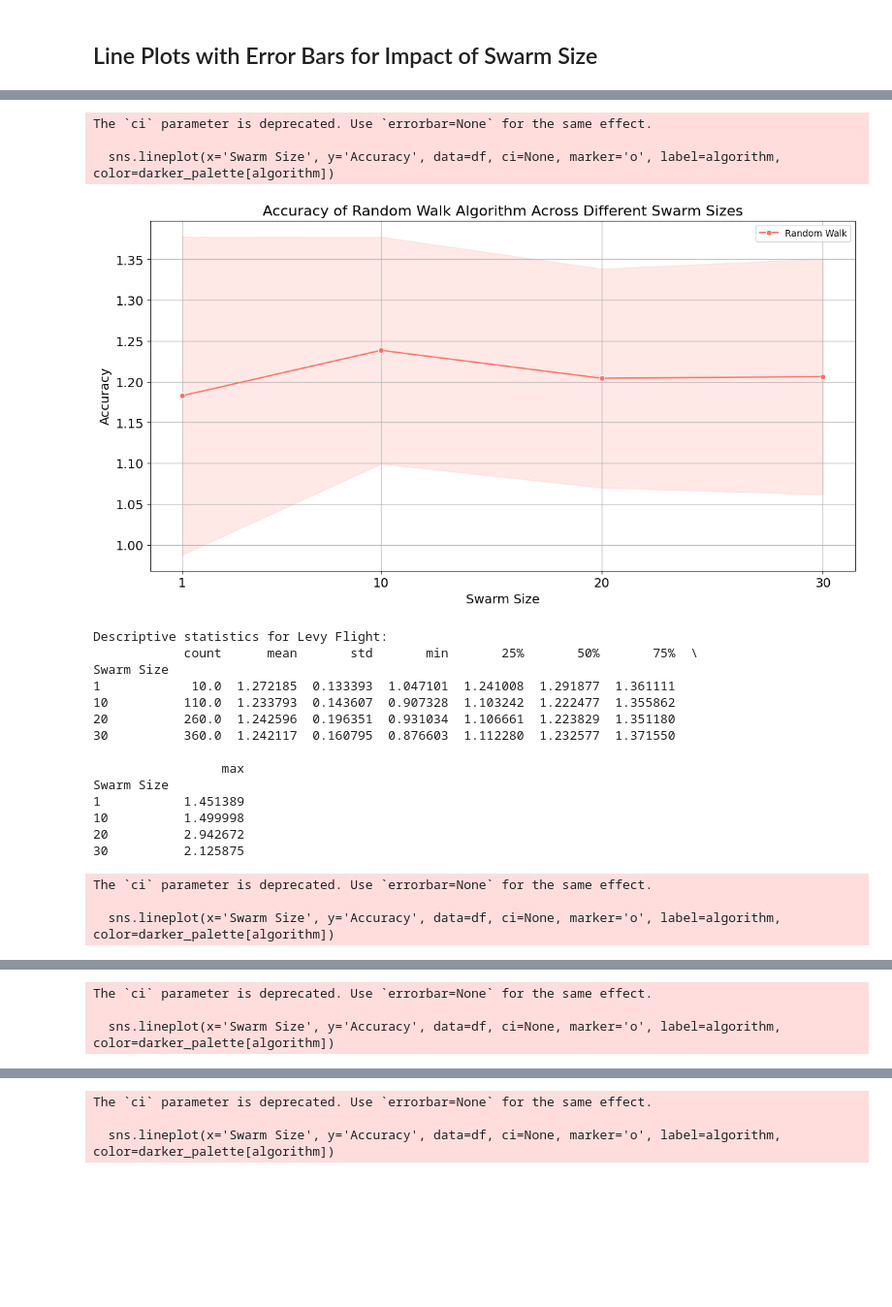
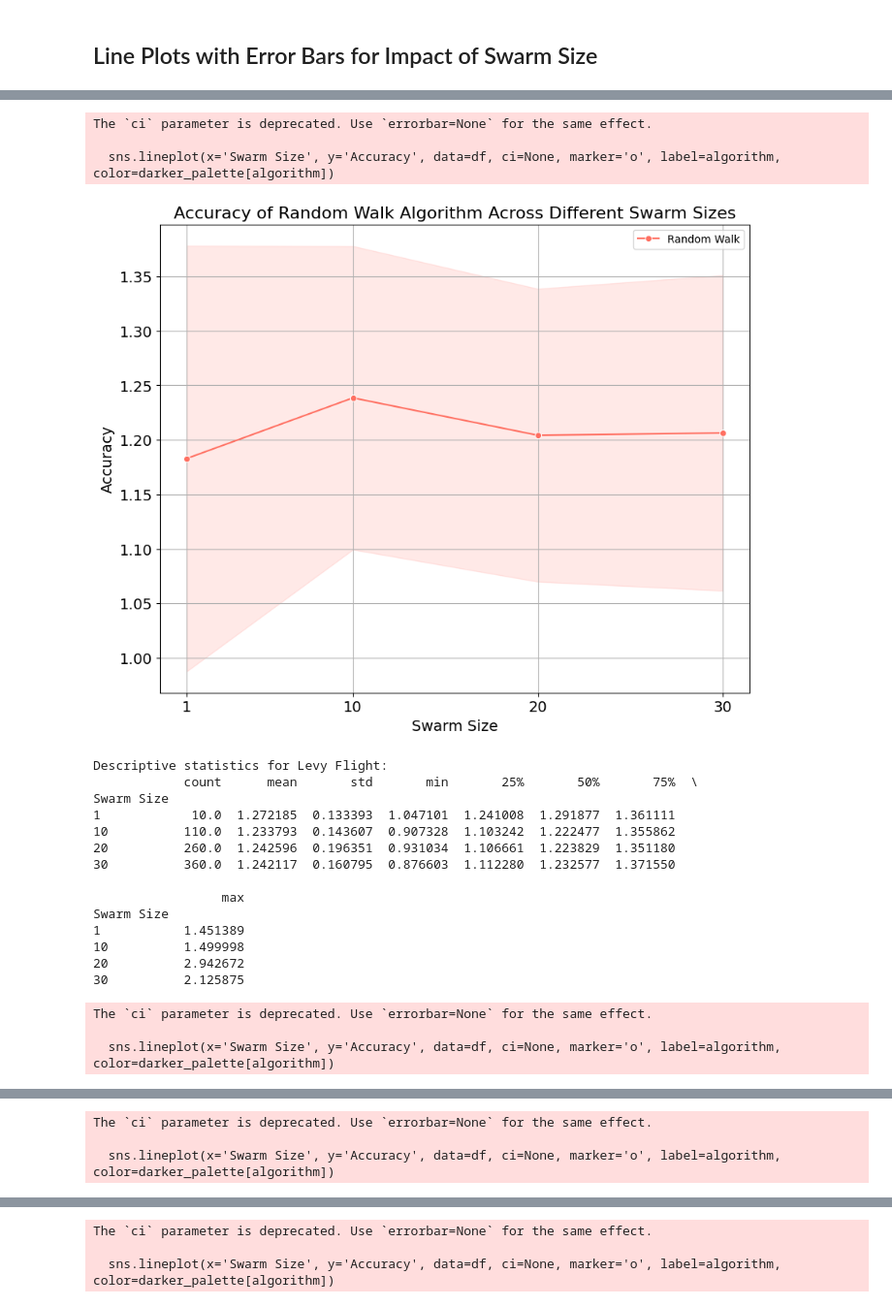
Before and after one commit to marckbarrion/swarm-search-algo_data-analyses, a Jupyter notebook: 2_experiment.ipynb, the cells around one changed output, grey strips where cells are left out. Shown at 97% size. Drawn from its saved outputs; the diff is of its cells as text; code cells hidden in the pictures; blank space fills up the shorter version.

Commit message:
finalized figures

```diff
--- a/2_experiment.ipynb
+++ b/2_experiment.ipynb
@@ -30,7 +30,7 @@ def read_accuracy_data(base_dir, actual_black_tiles, skip_lines=False):
         csv_files = glob.glob(os.path.join(sub_dir, 'e-puck*.csv'))
 
         # Debug print to check if files are being found
-        print(f"Found {len(csv_files)} files in {sub_dir}")
+        # print(f"Found {len(csv_files)} files in {sub_dir}")
 
         for run_path in csv_files:
             if os.path.isfile(run_path):
@@ -108,13 +108,18 @@ darker_palette = {
     "Correlated Random Walk": "#9370DB"  # Darker lavender
 }
 
+# Collect all descriptive statistics
+descriptive_stats_list = []
+
 # Plotting the accuracies for each algorithm and printing descriptive stats
 for algorithm, df in df_all.items():
     # Print descriptive statistics
     print(f"\nDescriptive statistics for {algorithm}:")
-    print(df.groupby('Swarm Size')['Accuracy'].describe())
+    stats = df.groupby('Swarm Size')['Accuracy'].describe()
+    print(stats)
+    descriptive_stats_list.append(stats)
 
-    plt.figure(figsize=(14, 7))
+    plt.figure(figsize=(10, 8))
     sns.lineplot(x='Swarm Size', y='Accuracy', data=df, ci=None, marker='o', label=algorithm, color=darker_palette[algorithm])
 
     # Adding error bars
@@ -134,5 +139,9 @@ for algorithm, df in df_all.items():
     plt.savefig(save_path, format='png', dpi=1200)
 
     plt.show()
+
+# Combine all descriptive statistics into a single DataFrame
+combined_stats = pd.concat(descriptive_stats_list, keys=algorithms_dirs.keys())
+combined_stats.to_csv('/home/herzon/results-thesis/subthesis-3/final_descriptive_stats/2_stats.csv')
 # %% [output]
 Processing Random Walk with swarm size 1 in /home/herzon/results-thesis/subthesis-3/raw_files/random_walk/outputs_1bot_20targets
@@ -151,11 +160,11 @@ Processing Random Walk with swarm size 10 in /home/herzon/results-thesis/subthes
 1           1.474888
 10          1.496901
 20          1.498246
 30          1.497827
 The `ci` parameter is deprecated. Use `errorbar=None` for the same effect.
 
   sns.lineplot(x='Swarm Size', y='Accuracy', data=df, ci=None, marker='o', label=algorithm, color=darker_palette[algorithm])
-[figure, old version]
+[figure, new version]
 Descriptive statistics for Levy Flight:
             count      mean       std       min       25%       50%       75%  \
 Swarm Size
```
Also changed, not shown: parts of 1 cell of this notebook, 3 other files.
